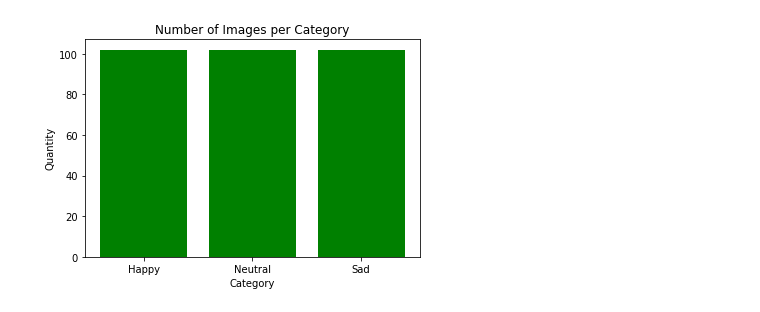
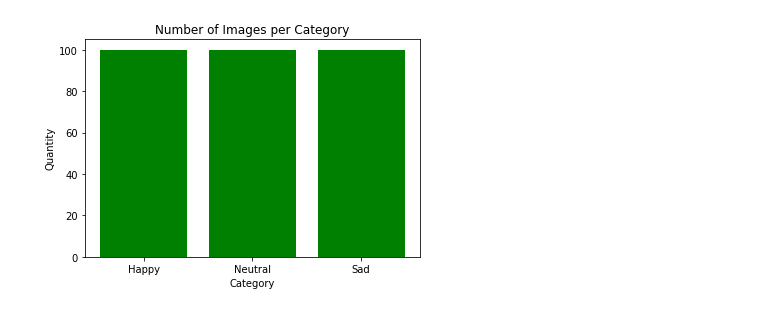
Before and after one commit to ChadG-202/Emotion-Classification-using-audio-and-image-data, a Jupyter notebook: AudioExamine.ipynb, the cells around one changed output. Drawn from its saved outputs; the diff is of its cells as text; code cells hidden in the pictures.

```diff
--- a/AudioExamine.ipynb
+++ b/AudioExamine.ipynb
@@ -195,16 +195,16 @@ plt.colorbar()
 # %%
 # data set
-DATADIR = "EmotionDataset/Audio"
+DATADIR = "EmotionDataset/Train/Audio"
 x = ['Happy', 'Neutral', 'Sad']
 y = [len(os.listdir(os.path.join(DATADIR, x[0]))),
      len(os.listdir(os.path.join(DATADIR, x[1]))),
      len(os.listdir(os.path.join(DATADIR, x[2])))]
 
 # plot stacked bar chart
 plt.xlabel('Category')
 plt.ylabel('Quantity')
 plt.title('Number of Images per Category')
 plt.bar(x, y, color='g')
 plt.show()
 # %% [output]
-[figure, old version]
+[figure, new version]
```
Also changed, not shown: parts of 13 cells of this notebook, 18 other files.
